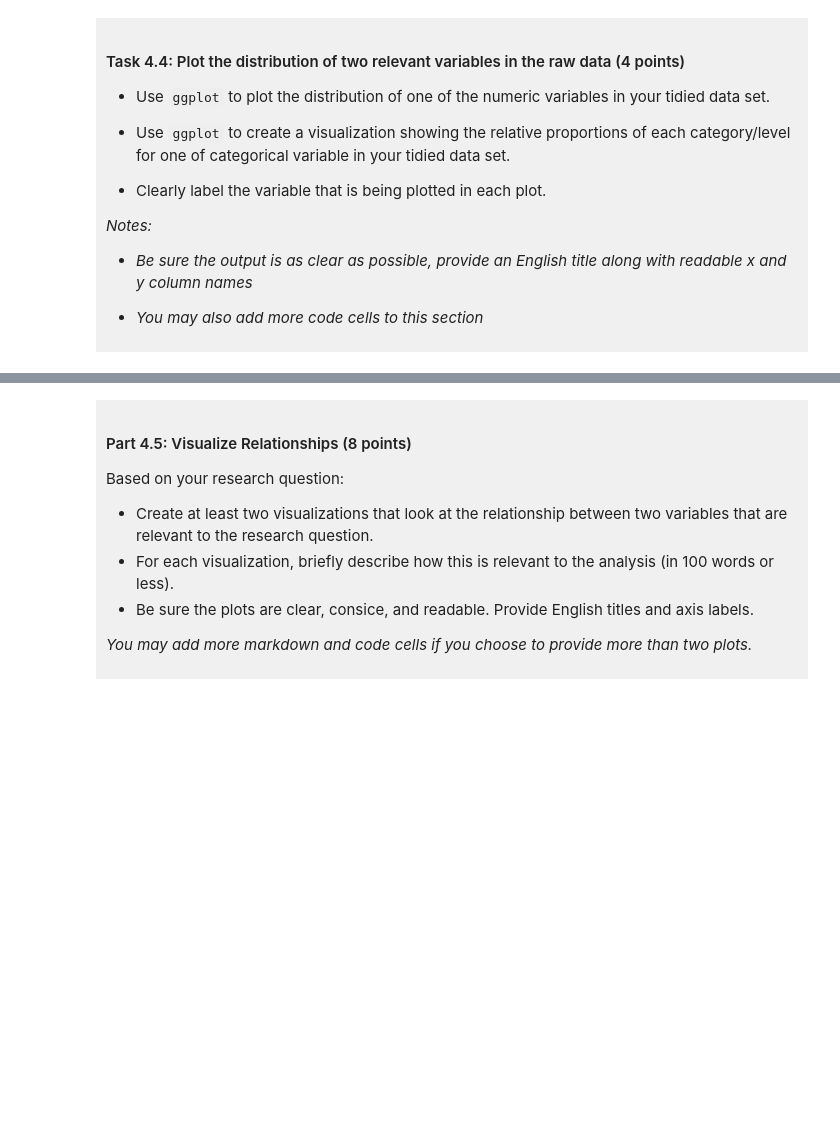
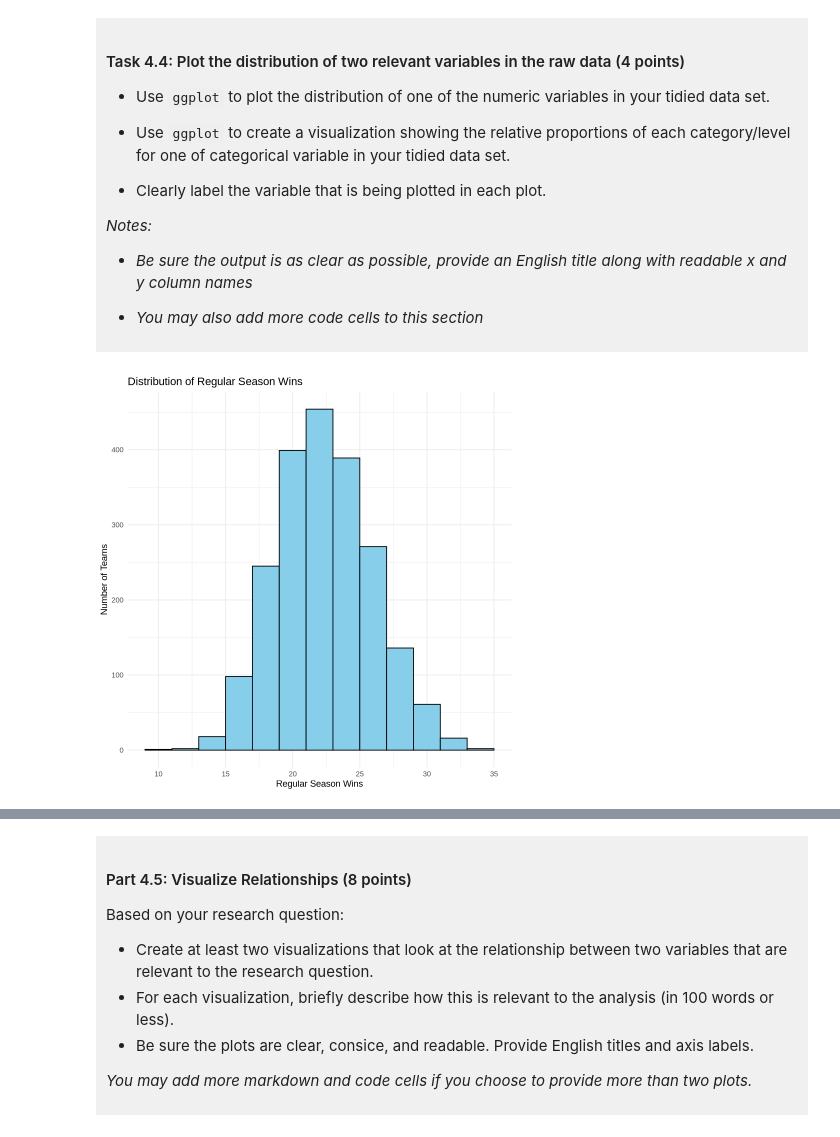
Before and after one commit to dsiu31/dsci-100-project-dario-siu, a Jupyter notebook: dsci-100-project-notebook.ipynb, the cells around one changed output, grey strips where cells are left out. Cells and saved outputs as stored; diff of their text form; code cells hidden in the pictures; blank space fills up the shorter version.

```diff
--- a/dsci-100-project-notebook.ipynb
+++ b/dsci-100-project-notebook.ipynb
@@ -306,5 +372,14 @@ You will refine your research question (if needed) and produce a tidy data set.
 
 </div>
 # %%
-### EDIT THIS CODE CELL FOR PLOT 1 ###
+ggplot(tidy_womens_march_madness, aes(x = reg_wins)) +
+  geom_histogram(binwidth = 2, fill = "skyblue", color = "black") +
+  labs(
+    title = "Distribution of Regular Season Wins",
+    x = "Regular Season Wins",
+    y = "Number of Teams"
+  ) +
+  theme_minimal()
+# %% [output]
+[figure, added]
 # %%
```
Also changed, not shown: parts of 9 cells of this notebook.
